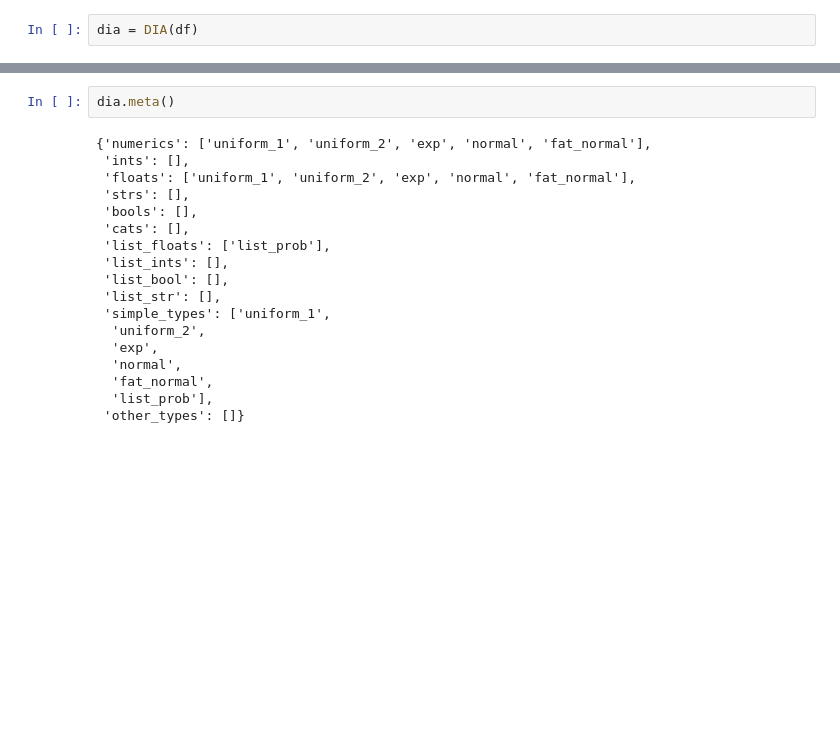
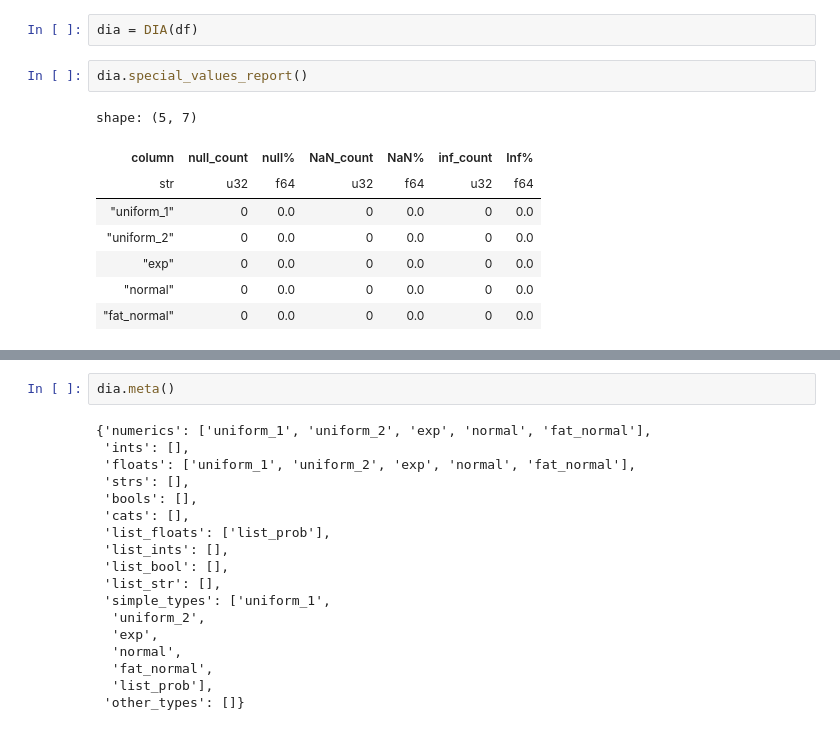
Before and after one commit to abstractqqq/polars_ds_extension, a Jupyter notebook: examples/diagnosis.ipynb, the cells around one changed output, grey strips where cells are left out. Drawn from its saved outputs; the diff is of its cells as text; blank space fills up the shorter version.

```diff
--- a/examples/diagnosis.ipynb
+++ b/examples/diagnosis.ipynb
@@ -33,4 +33,15 @@ shape: (5, 6)
 # %%
 dia = DIA(df)
+# %%
+dia.special_values_report()
+# %% [output]
+shape: (5, 7)
+| column | null_count | null% | NaN_count | NaN% | inf_count | Inf% |
+| str | u32 | f64 | u32 | f64 | u32 | f64 |
+| "uniform_1" | 0 | 0.0 | 0 | 0.0 | 0 | 0.0 |
+| "uniform_2" | 0 | 0.0 | 0 | 0.0 | 0 | 0.0 |
+| "exp" | 0 | 0.0 | 0 | 0.0 | 0 | 0.0 |
+| "normal" | 0 | 0.0 | 0 | 0.0 | 0 | 0.0 |
+| "fat_normal" | 0 | 0.0 | 0 | 0.0 | 0 | 0.0 |
 # %%
 # Only shows for numerical columns
```
Also changed, not shown: parts of 12 cells of this notebook, 5 other files.
